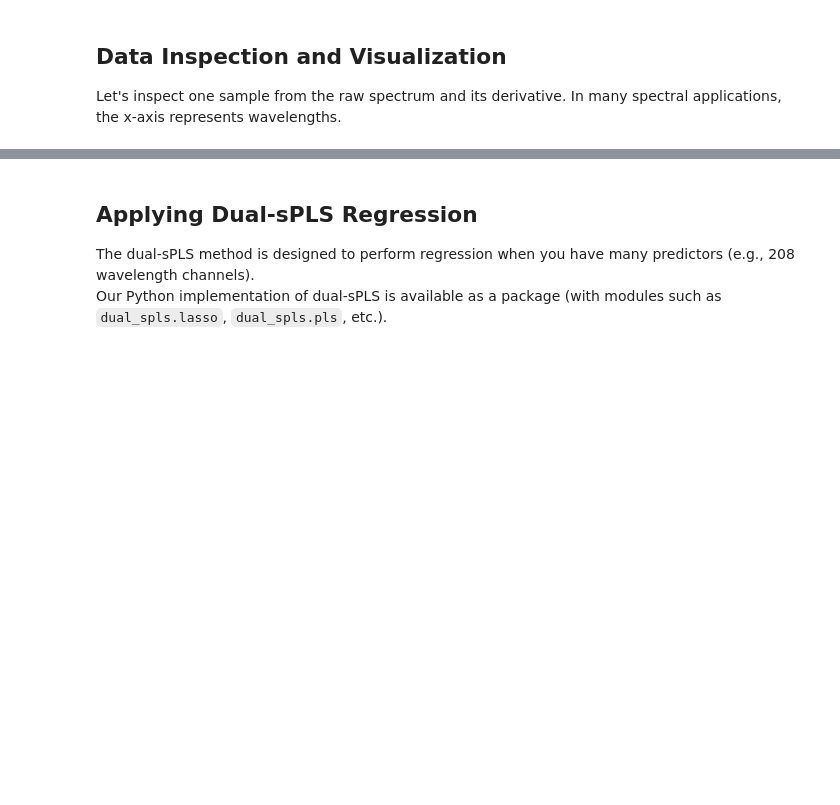
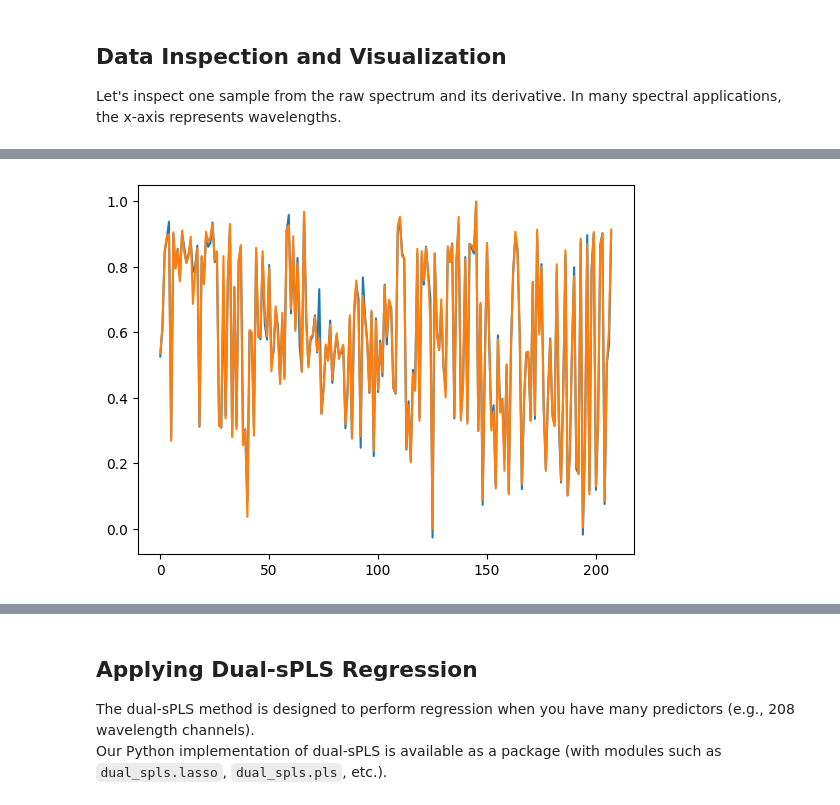
Before and after one commit to marouanetalaa/Dual-sPLS, a Jupyter notebook: notebook.ipynb, the cells around one changed output, grey strips where cells are left out. Cells and saved outputs as stored; diff of their text form; code cells hidden in the pictures; blank space fills up the shorter version.

```diff
--- a/notebook.ipynb
+++ b/notebook.ipynb
@@ -95,0 +70,15 @@ plt.show()
+# %%
+# Import the dual-sPLS LASSO function from your package
+# (Make sure the package is installed/available in your PYTHONPATH)
+from dual_spls.pls import d_spls_pls
+
+# Set model parameters
+ncp = 10   # number of components
+
+
+model = d_spls_pls(X, y, ncp=ncp, verbose=True)
+
+# Display some model attributes
+print("Model type:", model.get('type', 'unknown'))
+print("Intercepts:", model['intercept'])
+print("Shape of coefficient matrix (Bhat):", model['Bhat'].shape)
@@ -95,0 +100,10 @@ plt.show()
+# %%
+from dual_spls.plot import d_spls_plot
+
+y_fitted = model['fitted_values'][:,-1]
+
+plt.plot(y_fitted)
+plt.plot(y)
+plt.show()
+# %% [output]
+[figure, added]
```
Also changed, not shown: parts of 34 cells of this notebook, 13 other files.
